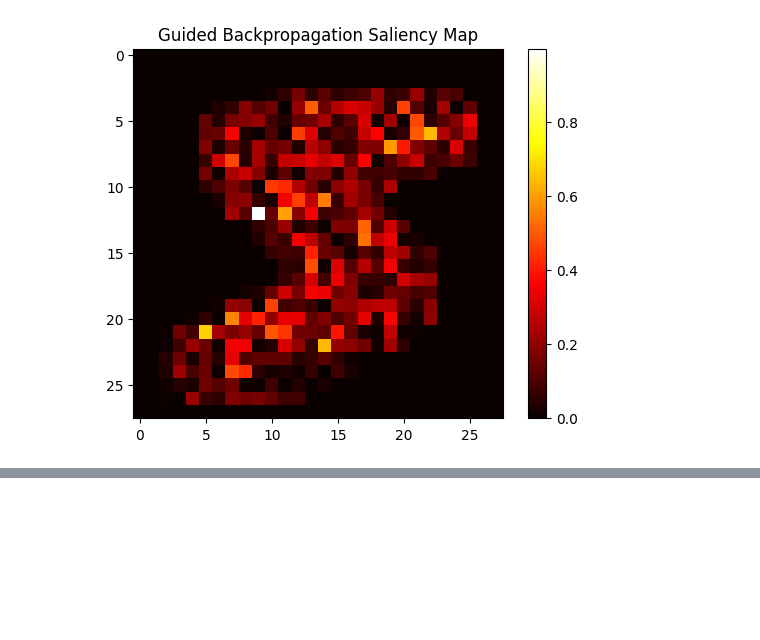
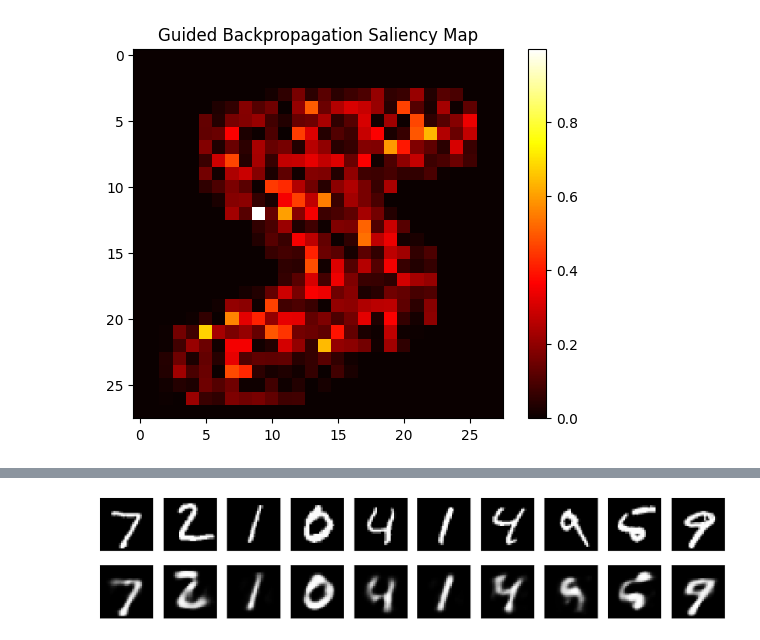
Before and after one commit to VarunKoduru/Deep-Learning, a Jupyter notebook: DL_Practice.ipynb, the cells around one changed output, grey strips where cells are left out. Saved outputs shown, nothing was run; the diff lists cells and outputs as text; code cells hidden in the pictures; blank space fills up the shorter version.

```diff
--- a/DL_Practice.ipynb
+++ b/DL_Practice.ipynb
@@ -2555,0 +2558,88 @@ plt.show()
+# %%
+import numpy as np
+from tensorflow.keras.layers import Input, Dense
+from tensorflow.keras.models import Model
+from tensorflow.keras.datasets import mnist
+import matplotlib.pyplot as plt
+from keras.callbacks import TensorBoard
+import tensorflow as tf
+# 1. Load and Prepare Data
+(x_train, _), (x_test, _) = mnist.load_data()
+x_train = x_train.astype('float32') / 255.
+x_test = x_test.astype('float32') / 255.
+x_train = x_train.reshape((len(x_train), np.prod(x_train.shape[1:]))) #Original shape: 60000 × 28 × 28 After reshape:60000 × 78
+x_test = x_test.reshape((len(x_test), np.prod(x_test.shape[1:]))) #reshape is required for Dense layer expects 1D input vector
+
+# 2. Define the Encoder and Decoder
+input_dim = 784  # 28x28 images
+encoding_dim = 18  # 32 features - Compressed representation
+
+# Encoder
+input_layer = Input(shape=(input_dim,))
+encoded = Dense(encoding_dim, activation='relu')(input_layer)
+
+def pixel_difference(y_true, y_pred):
+    return tf.reduce_mean(tf.abs(y_true - y_pred))
+
+# encoder = Model(input_layer, encoded)
+
+# encoded_imgs = encoder.predict(x_test)
+
+# # Decoder
+decoded = Dense(input_dim, activation='sigmoid')(encoded)
+
+# # 3. Create the Autoencoder Model
+autoencoder = Model(input_layer, decoded)
+
+# 4. Compile the Model
+autoencoder.compile(
+    optimizer='adam',
+     loss='binary_crossentropy',
+     metrics=['binary_accuracy', 'mse', pixel_difference]
+)
+
+
+# 5. Train the Model
+autoencoder.fit(x_train, x_train, epochs=50, batch_size=256, shuffle=True, validation_data=(x_test, x_test))
+#Because autoencoder tries to learn: Input = Output
+
+
+# 6. Test the Model
+decoded_imgs = autoencoder.predict(x_test) #Input:test images Output:reconstructed images
+
+# 7. Visualize Results
+n = 10
+plt.figure(figsize=(20, 4))
+for i in range(n):
+    # Display original image
+    ax = plt.subplot(2, n, i + 1)
+    plt.imshow(x_test[i].reshape(28, 28))
+    plt.gray()
+    ax.get_xaxis().set_visible(False)
+    ax.get_yaxis().set_visible(False)
+
+    # Display reconstructed image
+    ax = plt.subplot(2, n, i + 1 + n)
+    plt.imshow(decoded_imgs[i].reshape(28, 28))
+    plt.gray()
+    ax.get_xaxis().set_visible(False)
+    ax.get_yaxis().set_visible(False)
+plt.show()
+
+results = autoencoder.evaluate(x_test, x_test)
+
+print("Binary Accuracy:", results[1])
+print("Test Loss:", results[0])
+print("MSE:", results[2])
+print("Pixel Difference:", results[3])
+
+plt.figure(figsize=(20, 4))
+
+# for i in range(n):
+#     ax = plt.subplot(1, n, i + 1)
+#     plt.imshow(encoded_imgs[i].reshape(6, 6), cmap='gray')
+#     plt.title("Compressed")
+#     plt.axis('off')
+
+# plt.show()
+# %% [output]
@@ -2555,0 +2663 @@ plt.show()
+[figure, added]
```
Also changed, not shown: parts of 4 cells of this notebook.
